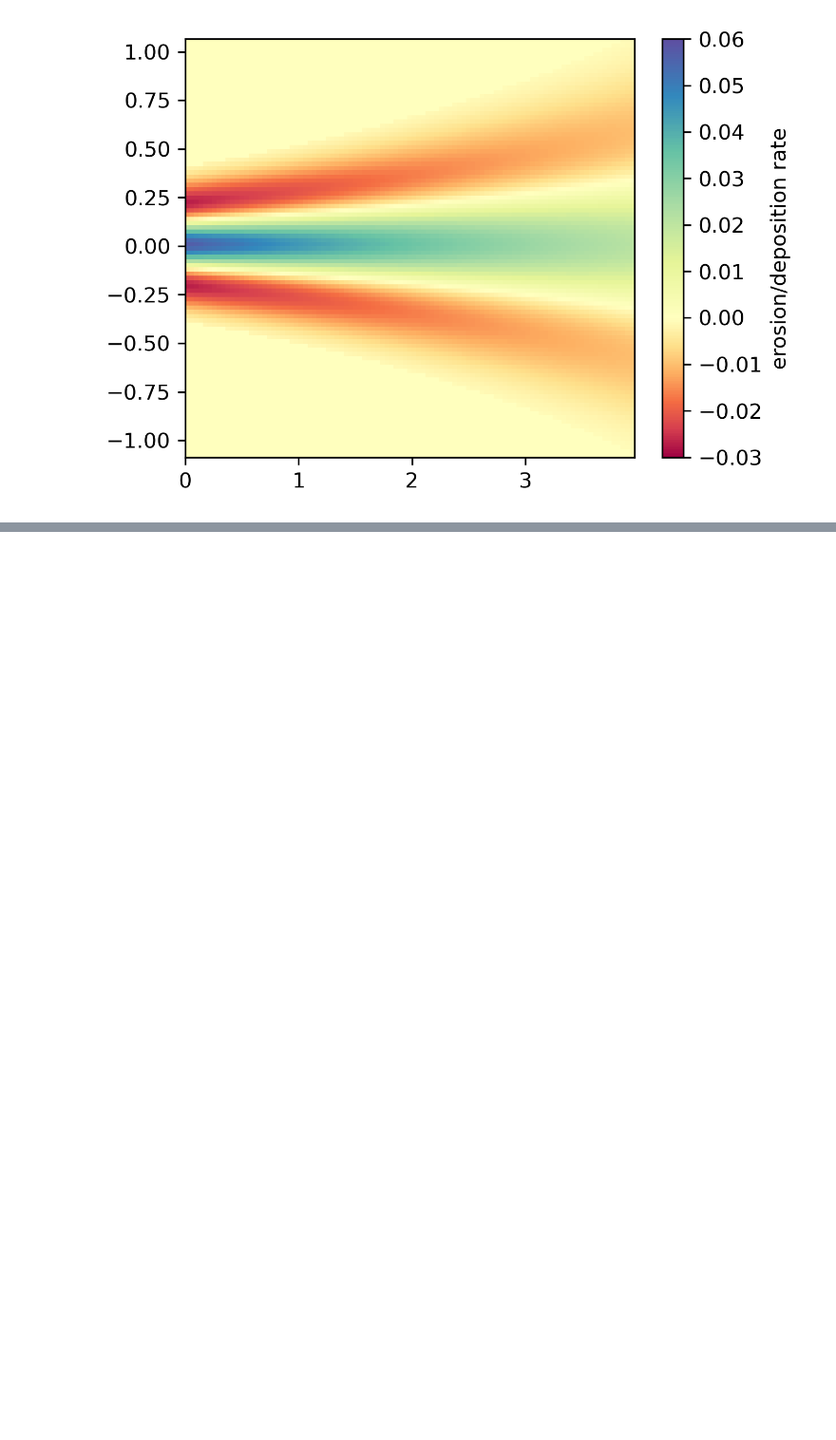
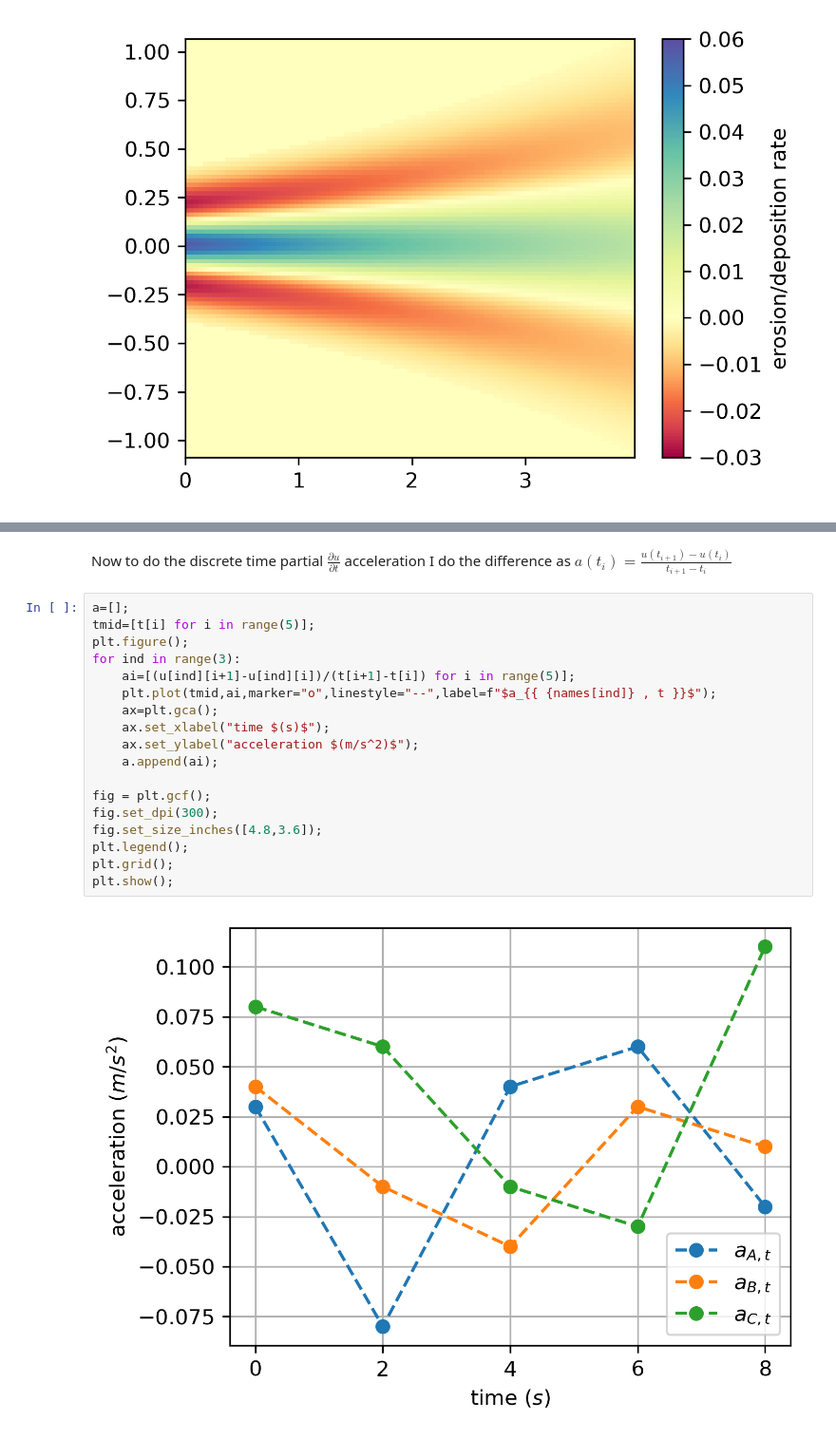
Before and after one commit to isamarcortes/Depositional_Mechanics, a Jupyter notebook: PS1.ipynb, the cells around one changed output, grey strips where cells are left out. Shown at 95% size. Drawn from its saved outputs; the diff is of its cells as text; blank space fills up the shorter version.

```diff
--- a/PS1.ipynb
+++ b/PS1.ipynb
@@ -301,0 +329,22 @@ plt.show();
+# %% [markdown]
+Now to do the discrete time partial $\frac{\partial u}{\partial t}$ acceleration I do the difference as $ a(t_i)=\frac{u(t_{i+1})-u(t_{i})}{t_{i+1}-t_i} $
+# %%
+a=[];
+tmid=[t[i] for i in range(5)];
+plt.figure();
+for ind in range(3):
+    ai=[(u[ind][i+1]-u[ind][i])/(t[i+1]-t[i]) for i in range(5)];
+    plt.plot(tmid,ai,marker="o",linestyle="--",label=f"$a_{{ {names[ind]} , t }}$");
+    ax=plt.gca();
+    ax.set_xlabel("time $(s)$");
+    ax.set_ylabel("acceleration $(m/s^2)$");
+    a.append(ai);
+
+fig = plt.gcf();
+fig.set_dpi(300);
+fig.set_size_inches([4.8,3.6]);
+plt.legend();
+plt.grid();
+plt.show();
+# %% [output]
+[figure, added]
```
Also changed, not shown: parts of 8 cells of this notebook.
